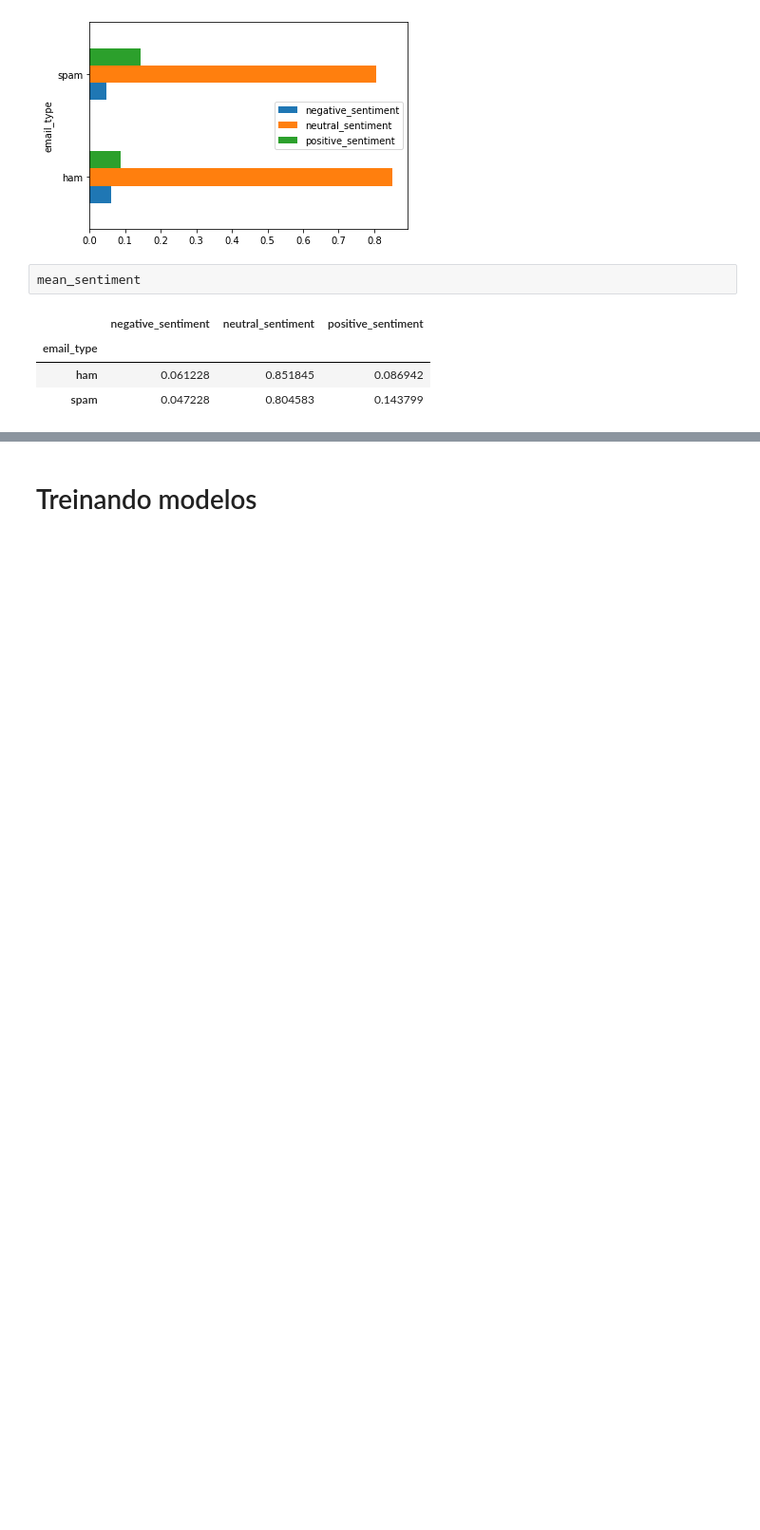
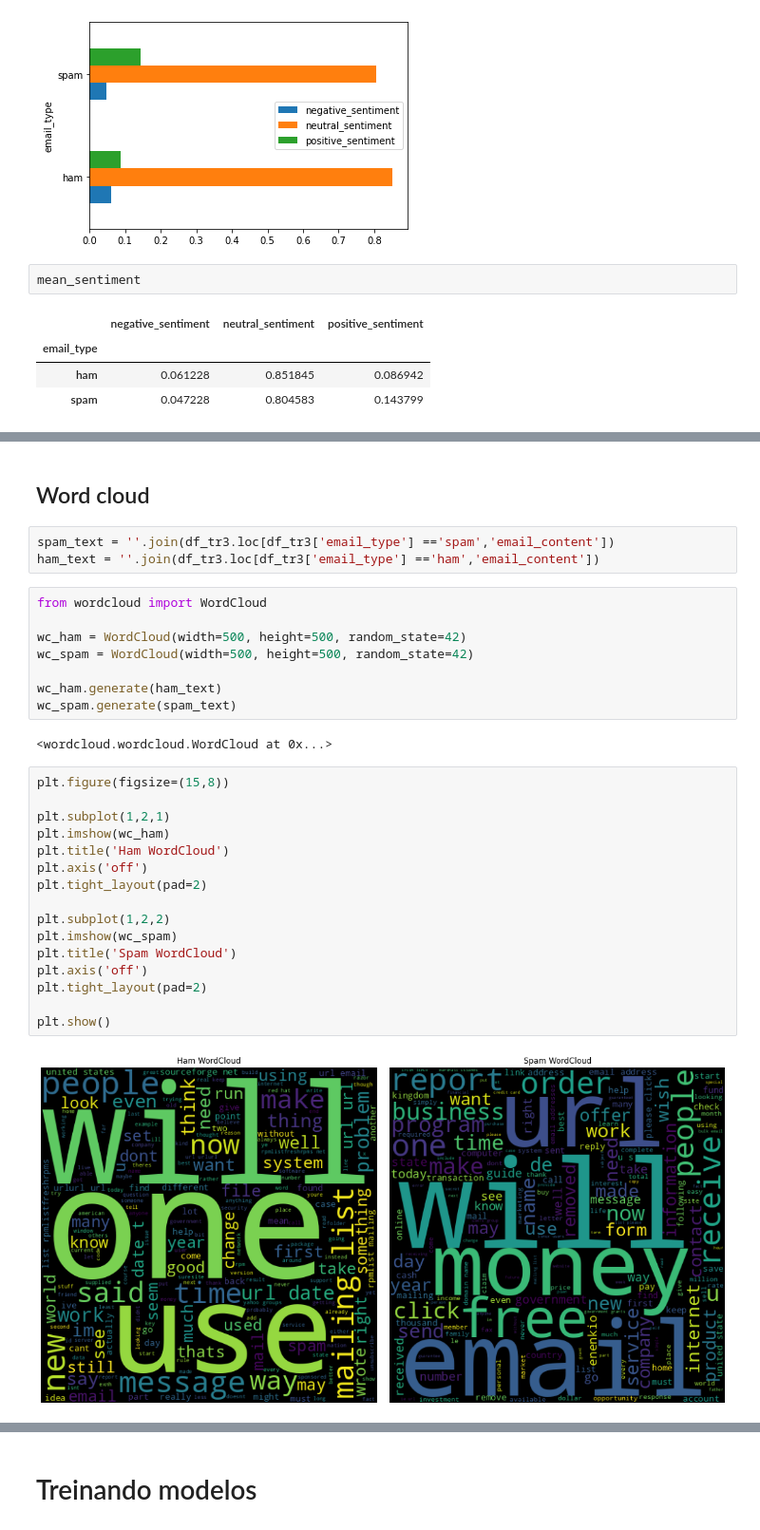
Before and after one commit to franklinzppa/spam, a Jupyter notebook: notebooks/model-spam.ipynb, the cells around one changed output, grey strips where cells are left out. Shown: that part at 95% size. Drawn from its saved outputs; the diff is of its cells as text; blank space fills up the shorter version.

Commit message:
added wordcloud, deep learning, final eval

```diff
--- a/notebooks/model-spam.ipynb
+++ b/notebooks/model-spam.ipynb
@@ -179,0 +184,33 @@ text = ''.join(df_tr2['email_content'])
+# %% [markdown]
+## Word cloud
+# %%
+spam_text = ''.join(df_tr3.loc[df_tr3['email_type'] =='spam','email_content'])
+ham_text = ''.join(df_tr3.loc[df_tr3['email_type'] =='ham','email_content'])
+# %%
+from wordcloud import WordCloud
+
+wc_ham = WordCloud(width=500, height=500, random_state=42)
+wc_spam = WordCloud(width=500, height=500, random_state=42)
+
+wc_ham.generate(ham_text)
+wc_spam.generate(spam_text)
+# %% [output]
+<wordcloud.wordcloud.WordCloud at 0x...>
+# %%
+plt.figure(figsize=(15,8))
+
+plt.subplot(1,2,1)
+plt.imshow(wc_ham)
+plt.title('Ham WordCloud')
+plt.axis('off')
+plt.tight_layout(pad=2)
+
+plt.subplot(1,2,2)
+plt.imshow(wc_spam)
+plt.title('Spam WordCloud')
+plt.axis('off')
+plt.tight_layout(pad=2)
+
+plt.show()
+# %% [output]
+[figure, added]
```
Also changed, not shown: parts of 54 cells of this notebook, 1 other file.
